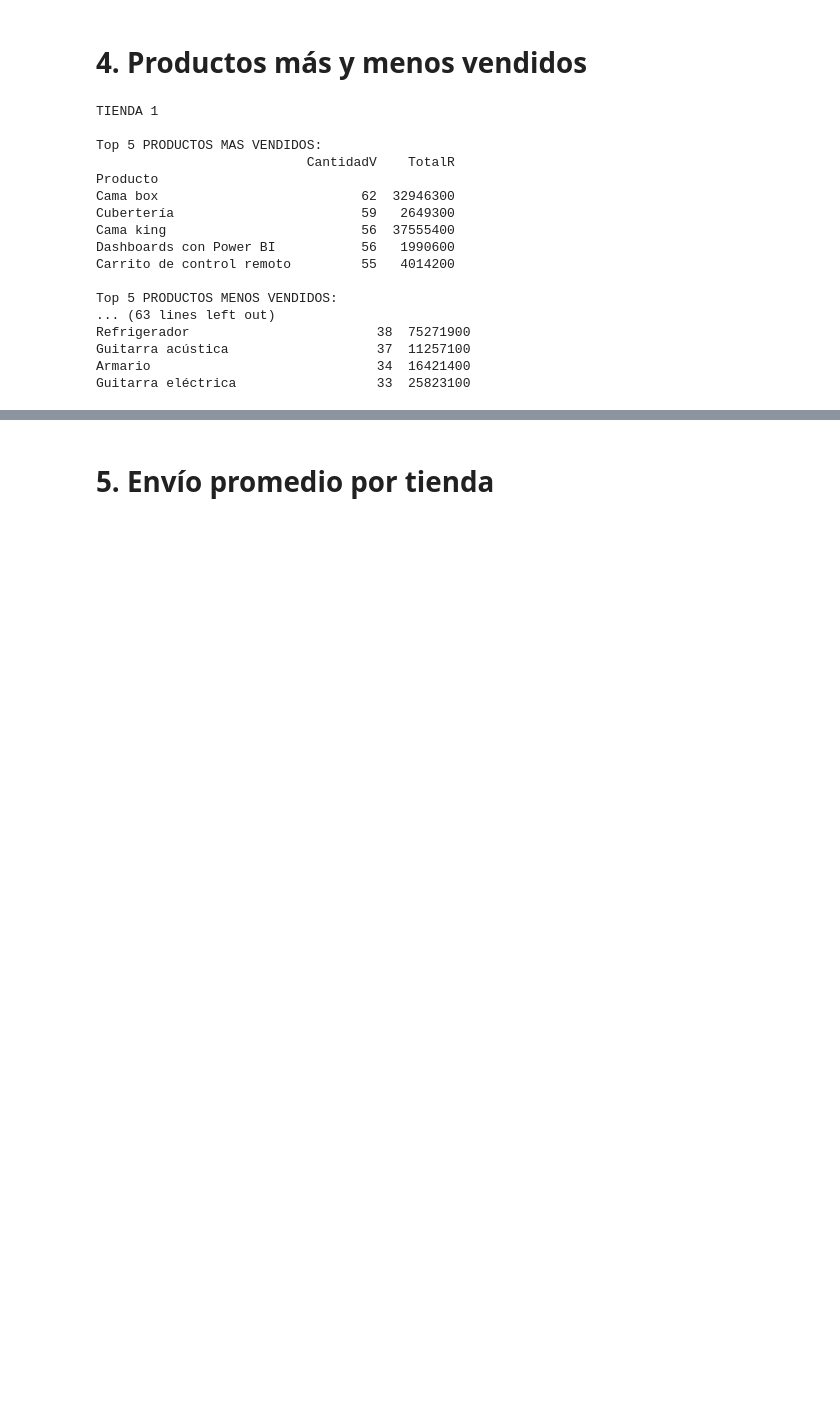
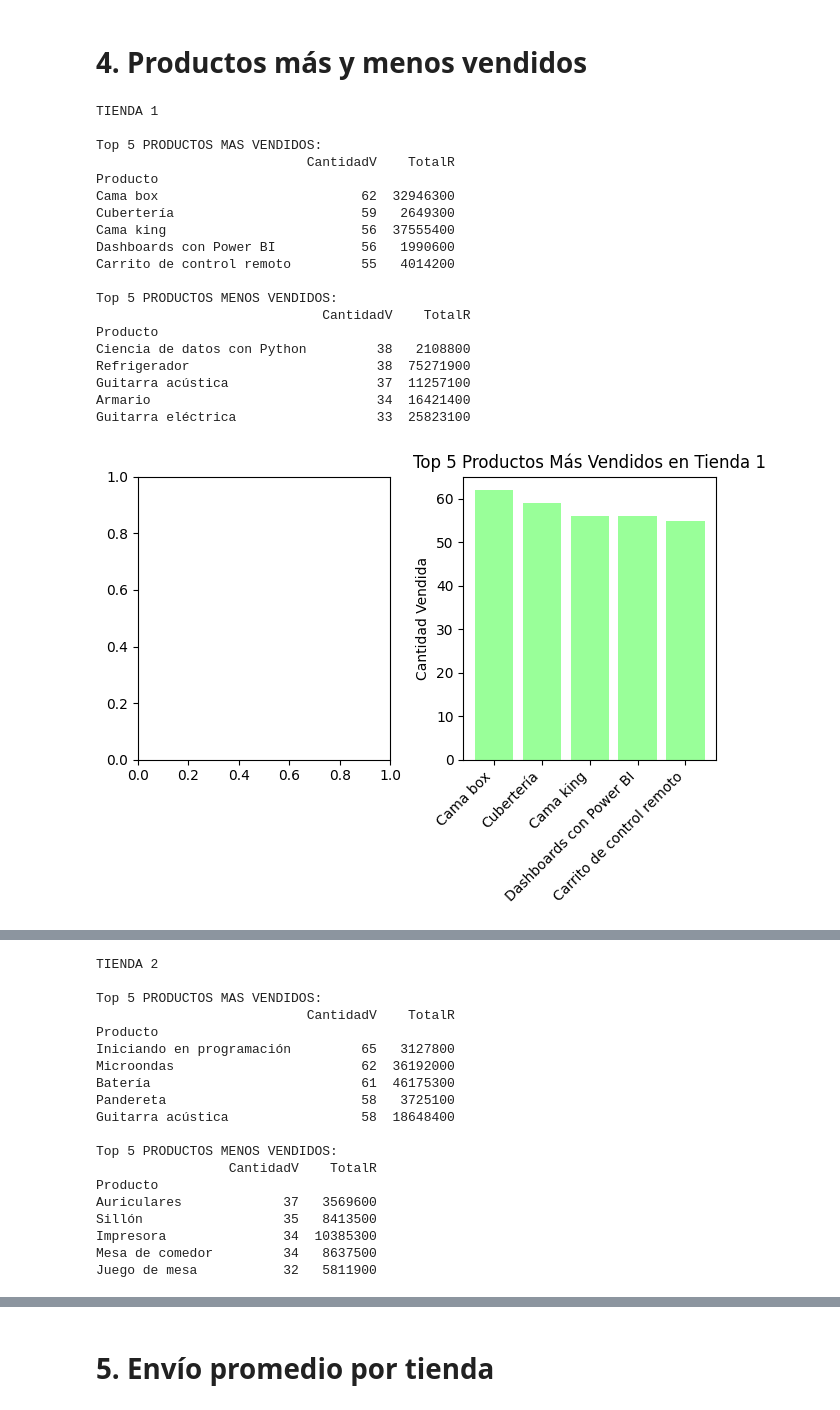
Before and after one commit to Oxpol85/Data-Base-Challenge-Juan-shop, a Jupyter notebook: AluraStoreLatam.ipynb, the cells around one changed output, grey strips where cells are left out. Saved outputs shown, nothing was run; the diff lists cells and outputs as text; code cells hidden in the pictures; blank space fills up the shorter version.

Commit message:
datos tienda por envio

```diff
--- a/AluraStoreLatam.ipynb
+++ b/AluraStoreLatam.ipynb
@@ -161,11 +161,8 @@ Tienda 4: 4.00
 # %% [markdown]
 # 4. Productos más y menos vendidos
 # %%
-def recaudacion (tienda_nombres, df):
-
+def recaudacion(tienda_nombres, df):
     ventas = df["Producto"].value_counts()
-
-
     recaudacion = df.groupby("Producto")["Precio"].sum()
 
     resumen = pd.DataFrame({
@@ -174,36 +171,61 @@ def recaudacion (tienda_nombres, df):
     }).sort_values("CantidadV", ascending=False)
 
     resumen.index = resumen.index.astype(str)
-
 
     top_5 = resumen.head(5)
     bottom_5 = resumen.tail(5)
 
     print(f"\n{tienda_nombres.upper()}")
     print("\nTop 5 PRODUCTOS MAS VENDIDOS:")
     print(top_5)
     print("\nTop 5 PRODUCTOS MENOS VENDIDOS:")
     print(bottom_5)
 
+    # Plotting the top 5 best-selling products
+
+    fig, ax1 = plt.subplots(1,)
+    fig, size=(8, 2)
+    ax1 = plt.gca()
+    plt.bar(top_5.index, top_5['CantidadV'], color='#99ff99')
+    plt.ylabel('Cantidad Vendida')
+    plt.title(f'Top 5 Productos Más Vendidos en {tienda_nombres}')
+    plt.xticks(rotation=45, ha='right')
+    plt.tight_layout()
+    plt.show()
+    # Plotting the bottom 5 least-selling products
+
+    fig, ax2 = plt.subplots(1,2)
+    fig, size=(8, 2)
+    ax2 = plt.gca()
+    plt.bar(bottom_5.index, bottom_5['CantidadV'], color='#ff9999')
+    plt.ylabel('Cantidad Vendida')
+    plt.title(f'Top 5 Productos Menos Vendidos en {tienda_nombres}')
+    plt.xticks(rotation=45, ha='right')
+    plt.tight_layout()
+    plt.show()
+
 recaudacion("Tienda 1", tienda)
 recaudacion("Tienda 2", tienda_2)
 recaudacion("Tienda 3", tienda_3)
 recaudacion("Tienda 4", tienda_4)
 # %% [output]
 TIENDA 1
 
 Top 5 PRODUCTOS MAS VENDIDOS:
                            CantidadV    TotalR
 Producto
 Cama box                          62  32946300
 Cubertería                        59   2649300
 Cama king                         56  37555400
 Dashboards con Power BI           56   1990600
 Carrito de control remoto         55   4014200
 
 Top 5 PRODUCTOS MENOS VENDIDOS:
-... (63 lines left out)
+                             CantidadV    TotalR
+Producto
+Ciencia de datos con Python         38   2108800
 Refrigerador                        38  75271900
 Guitarra acústica                   37  11257100
 Armario                             34  16421400
 Guitarra eléctrica                  33  25823100
+[figure, added]
@@ -209,0 +233,19 @@ Guitarra eléctrica                  33  25823100
+TIENDA 2
+
+Top 5 PRODUCTOS MAS VENDIDOS:
+                           CantidadV    TotalR
+Producto
+Iniciando en programación         65   3127800
+Microondas                        62  36192000
+Batería                           61  46175300
+Pandereta                         58   3725100
+Guitarra acústica                 58  18648400
+
+Top 5 PRODUCTOS MENOS VENDIDOS:
+                 CantidadV    TotalR
+Producto
+Auriculares             37   3569600
+Sillón                  35   8413500
+Impresora               34  10385300
+Mesa de comedor         34   8637500
+Juego de mesa           32   5811900
```
Also changed, not shown: parts of 3 cells of this notebook.
